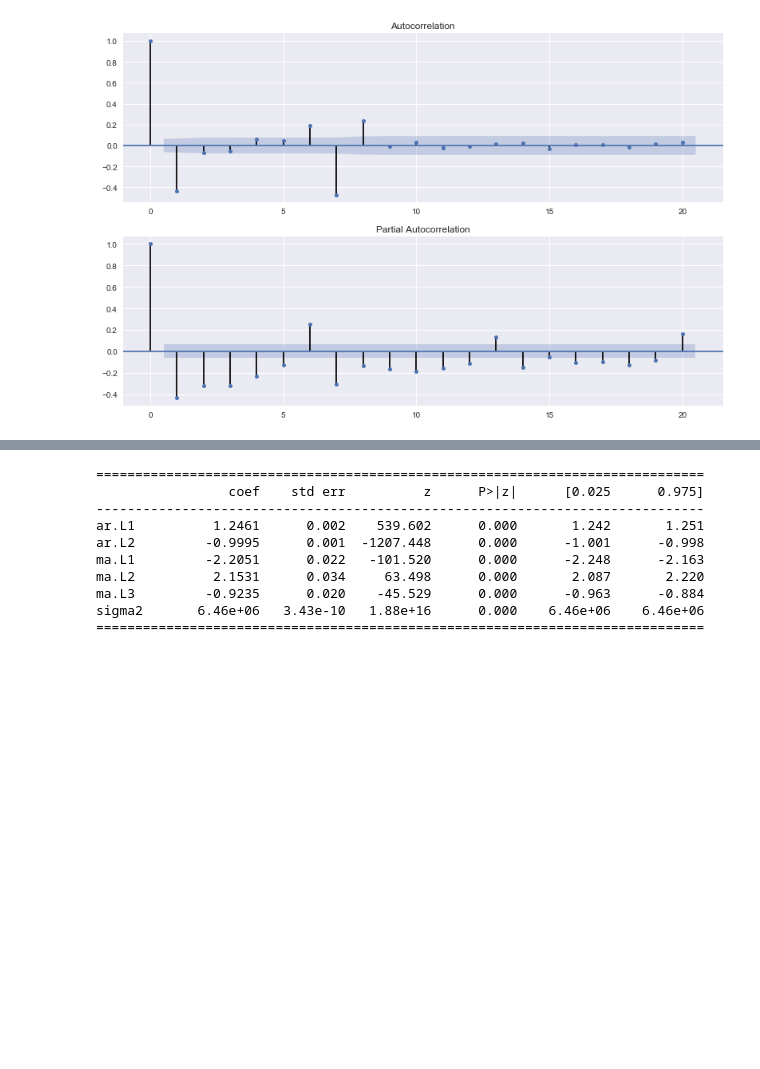
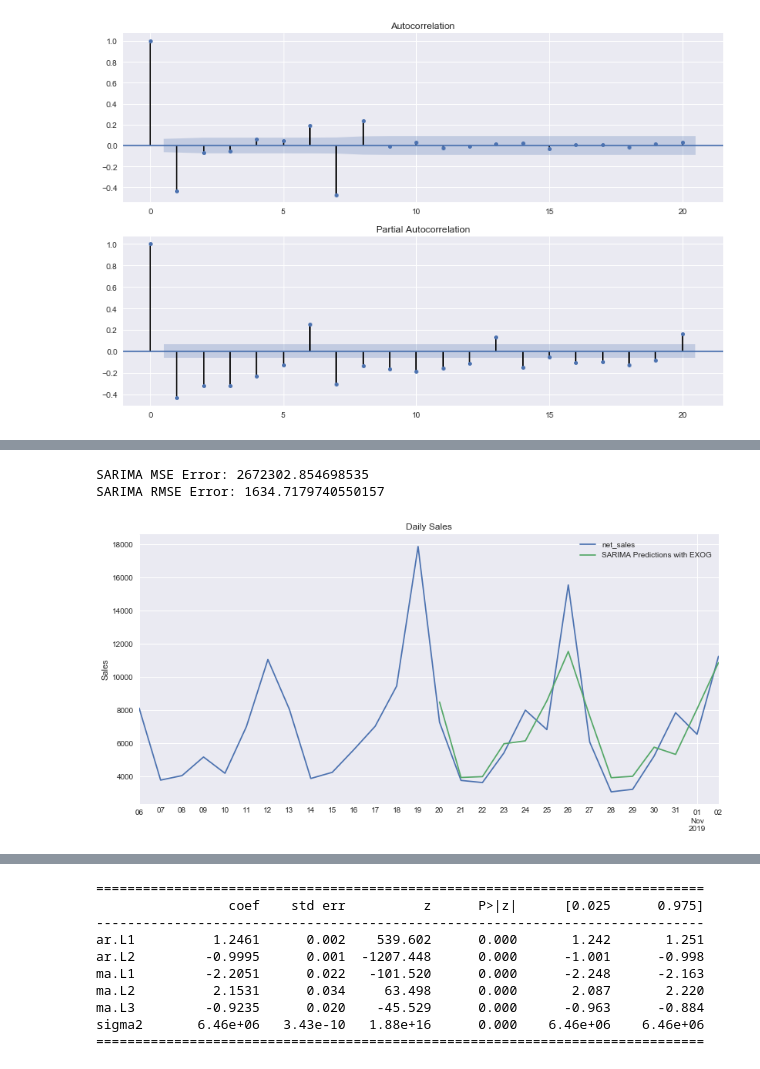
Before and after one commit to ssmithie/time_series_project, a Jupyter notebook: EDA_with_exog.ipynb, the cells around one changed output, grey strips where cells are left out. Saved outputs shown, nothing was run; the diff lists cells and outputs as text; code cells hidden in the pictures; blank space fills up the shorter version.

```diff
--- a/EDA_with_exog.ipynb
+++ b/EDA_with_exog.ipynb
@@ -253,0 +419,13 @@ ARIMA(callback=None, disp=0, maxiter=None, method=None, order=(2, 1, 3),
+# %%
+exog = pdf.drop(['net_sales', 'day_of_week'], axis=1)
+# %%
+model = sm.tsa.statespace.SARIMAX(pdf['net_sales'],
+                                  exog=exog,
+                                  order=(0,1,2),
+                                  seasonal_order=(1,1,2,7),
+                                  scoring='mse',
+                                  enforce_stationarity=False,
+                                  enforce_invertibility=False)
+# %%
+results = model.fit()
+print(results.summary().tables[1])
@@ -253,0 +450,21 @@ ARIMA(callback=None, disp=0, maxiter=None, method=None, order=(2, 1, 3),
+# %%
+predictions = results.predict(start=pd.to_datetime('2019-10-20'), dynamic=True, typ='levels').rename('SARIMA Predictions with EXOG')
+# %%
+mse_error = mean_squared_error(pdf['net_sales'][-14:], predictions)
+rmse_error = rmse(pdf['net_sales'][-14:], predictions)
+print(f'SARIMA MSE Error: {mse_error}')
+print(f'SARIMA RMSE Error: {rmse_error}')
+# %% [output]
+SARIMA MSE Error: 2672302.854698535
+SARIMA RMSE Error: 1634.7179740550157
+# %%
+title = 'Daily Sales'
+ylabel='Sales'
+xlabel=''
+
+ax = pdf['net_sales'][-28:].plot(legend=True,figsize=(12,6),title=title)
+predictions.plot(legend=True)
+ax.autoscale(axis='x',tight=True)
+ax.set(xlabel=xlabel, ylabel=ylabel);
+# %% [output]
+[figure, added]
```
Also changed, not shown: parts of 40 cells of this notebook.
